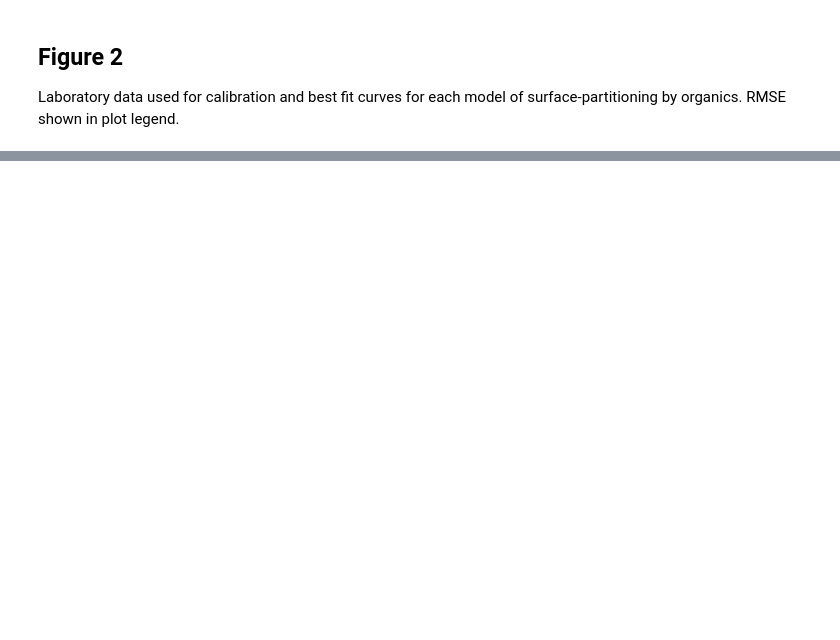
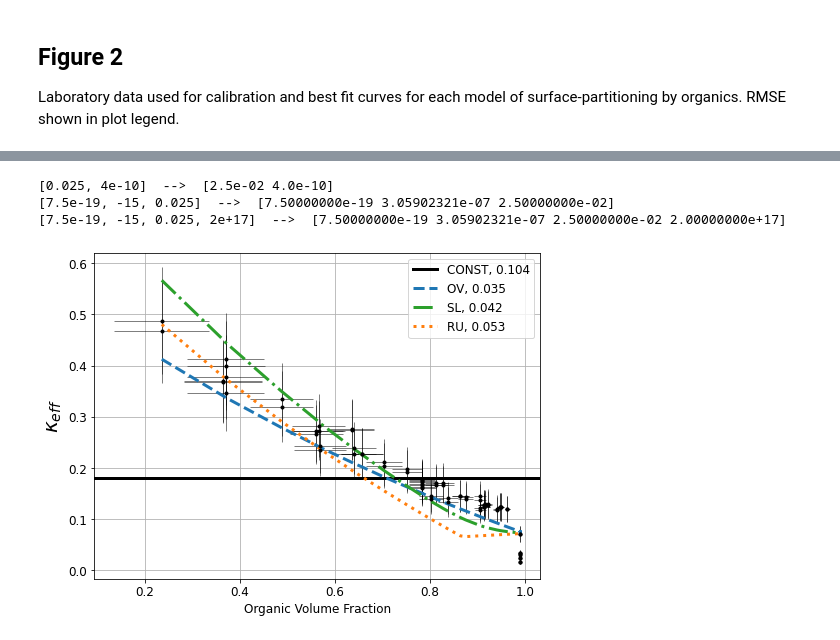
Before and after one commit to claresinger/PySDM, a Jupyter notebook: examples/PySDM_examples/Singer_Ward/fig_2.ipynb, the cells around one changed output, grey strips where cells are left out. Drawn from its saved outputs; the diff is of its cells as text; code cells hidden in the pictures; blank space fills up the shorter version.

Commit message:
change up parameter transformation and setup calibration. fix constants.

```diff
--- a/examples/PySDM_examples/Singer_Ward/fig_2.ipynb
+++ b/examples/PySDM_examples/Singer_Ward/fig_2.ipynb
@@ -53,10 +53,19 @@ for i, model in enumerate(("Constant","CompressedFilmOvadnevaite", "SzyszkowskiL
         N = [0, 1000, 1500, 5000][i]
         modelname = model.split("CompressedFilm")[-1]
         args = [T, r_dry, ovf, aerosol_list, model]
-        outputfile = "mcmc_output/" + aerosolname + "_" + modelname + "_chain" + str(N) + ".csv"
-        param_chain = np.loadtxt(outputfile, delimiter=",").T
+        # outputfile = "AMS2023_mcmc_output/" + aerosolname + "_" + modelname + "_chain" + str(N) + ".csv"
+        # param_chain = np.loadtxt(outputfile, delimiter=",").T
+        # p_best = param_chain[:, -1]
 
-        kap_eff = get_model(param_chain[:, -1], args)
+        if modelname == "Ovadnevaite":
+            p_best = [25e-3, 4e-10]
+        elif modelname == "SzyszkowskiLangmuir":
+            p_best = [75e-20, -15, 25e-3]
+        elif modelname == "Ruehl":
+            p_best = [75e-20, -15, 25e-3, 20e16]
+
+        print(p_best, " --> ", param_transform(p_best, model))
+        kap_eff = get_model(p_best, args)
         rmse = np.sqrt(np.mean((kap_eff[s] - datay[s])**2))
         pyplot.plot(ovf[s], kap_eff[s], color=plot_colors[model], ls=plot_lines[model], lw=3, label=f"{plot_names[model]}, {rmse:.3f}")
 
@@ -65,5 +74,6 @@ pyplot.rcParams.update({"font.size":12})
 pyplot.xlabel("Organic Volume Fraction")
 pyplot.ylabel(r"$\kappa_{eff}$", fontsize=20)
 pyplot.grid()
-show_plot("fig2.pdf")
+pyplot.show()
+# show_plot("fig2.pdf")
 # %% [output]
@@ -71,0 +80,4 @@ show_plot("fig2.pdf")
+[0.025, 4e-10]  -->  [2.5e-02 4.0e-10]
+[7.5e-19, -15, 0.025]  -->  [7.50000000e-19 3.05902321e-07 2.50000000e-02]
+[7.5e-19, -15, 0.025, 2e+17]  -->  [7.50000000e-19 3.05902321e-07 2.50000000e-02 2.00000000e+17]
+[figure, added]
```
Also changed, not shown: parts of 1 cell of this notebook, 5 other files.
